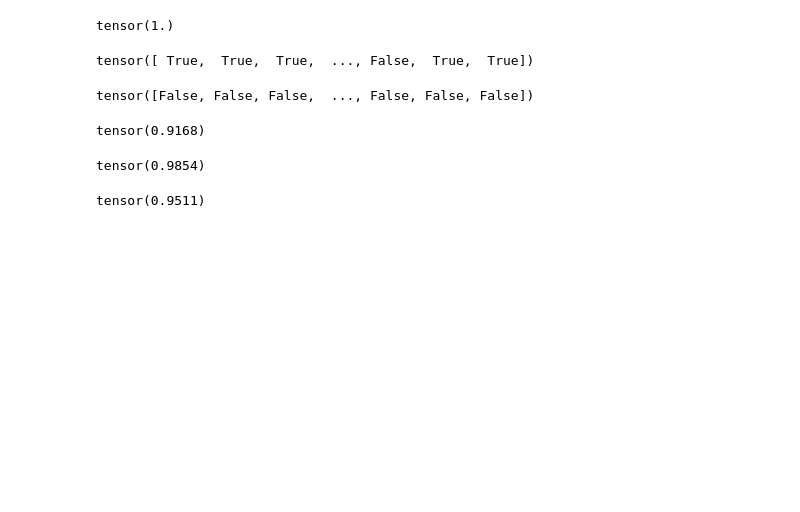
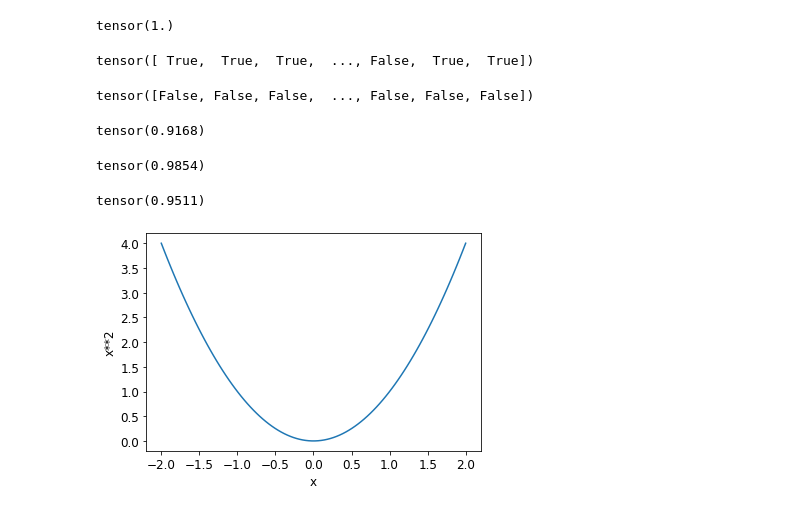
Before and after one commit to Reptilefury/coursera-machine-learning, a Jupyter notebook: FastAi.ipynb, the cells around one changed output. Saved outputs shown, nothing was run; the diff lists cells and outputs as text; code cells hidden in the pictures; blank space fills up the shorter version.

```diff
--- a/FastAi.ipynb
+++ b/FastAi.ipynb
@@ -676,3 +676,8 @@ model_accuracy = (accuracy_3s + accuracy_7s) /2
 model_accuracy
 # %% [output]
 tensor(0.9511)
+# %%
+def f(x):return x**2
+plot_function(f, 'x', 'x**2')
+# %% [output]
+[figure, added]
```
Also changed, not shown: parts of 6 cells of this notebook.
